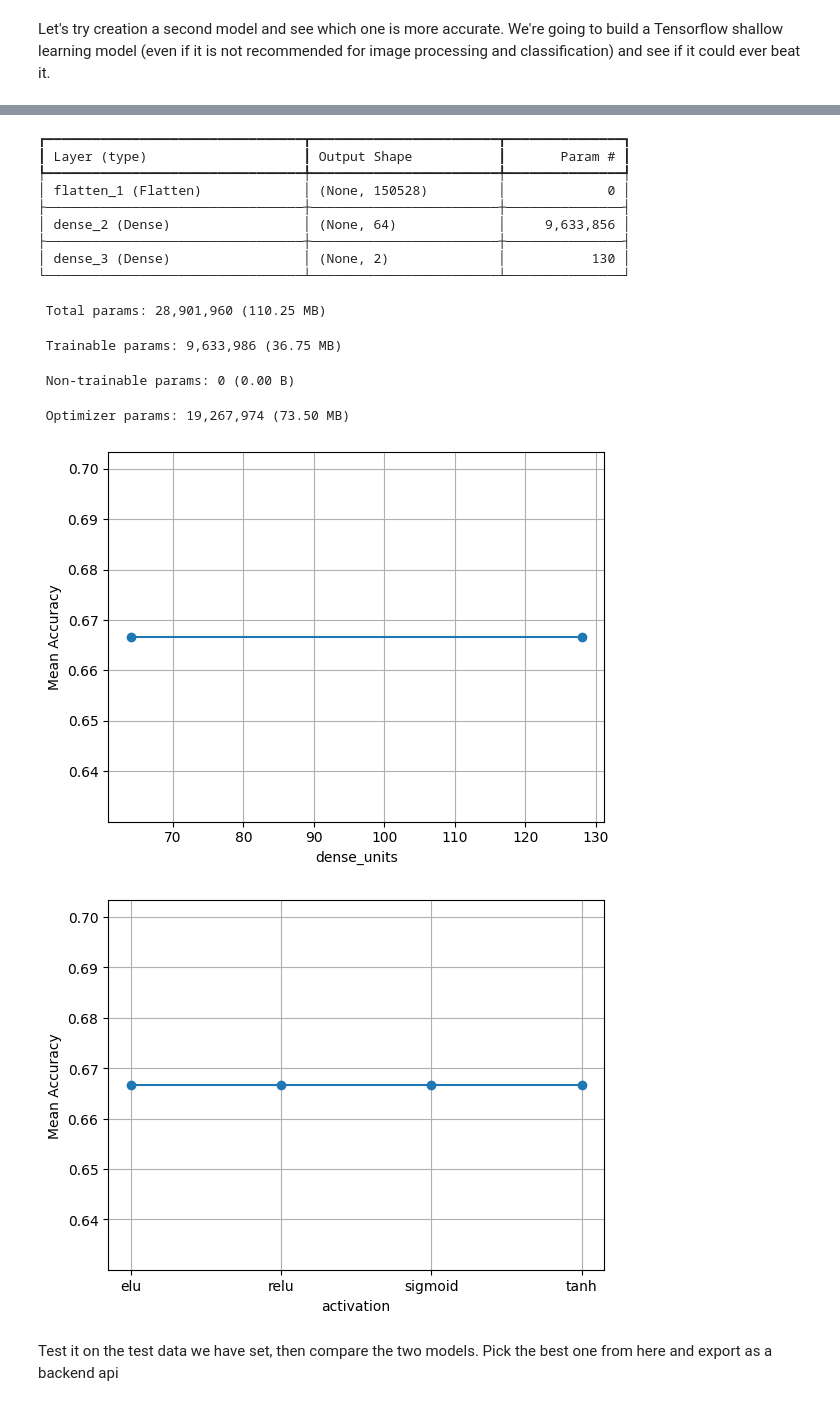
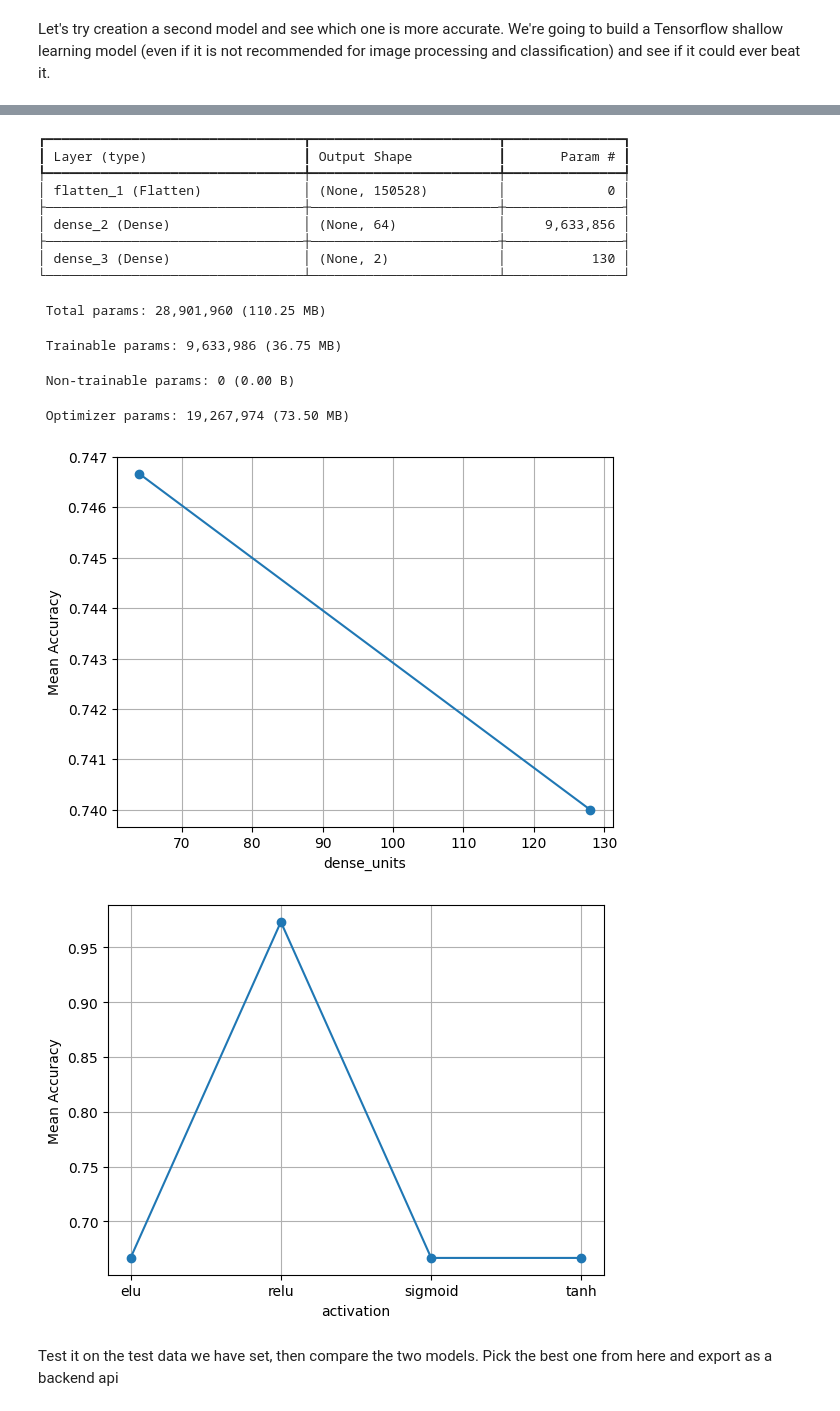
Before and after one commit to tylervo02/scalper-buddy, a Jupyter notebook: notebooks/trainModel.ipynb, the cells around one changed output, grey strips where cells are left out. Cells and saved outputs as stored; diff of their text form; code cells hidden in the pictures.

```diff
--- a/notebooks/trainModel.ipynb
+++ b/notebooks/trainModel.ipynb
@@ -188,10 +314,10 @@ def build_tensor_shallow_model(hp):
     model.compile(optimizer='adam', loss=keras.losses.SparseCategoricalCrossentropy(from_logits=True), metrics=['accuracy'])
     return model
 
-model2Tuner = kt.GridSearch(
+model2Tuner = kt.RandomSearch(
     build_tensor_shallow_model,
     objective="val_accuracy",
-    max_trials=None,
+    max_trials=50,
     directory="fakeCardTensorflowLogs",
     project_name="pokemonFakeCardClassifierShallowModel"
 )
@@ -238,19 +364,19 @@ Epoch 30/30
 Model: "sequential_1"
 ┏━━━━━━━━━━━━━━━━━━━━━━━━━━━━━━━━━┳━━━━━━━━━━━━━━━━━━━━━━━━┳━━━━━━━━━━━━━━━┓
 ┃ Layer (type)                    ┃ Output Shape           ┃       Param # ┃
 ┡━━━━━━━━━━━━━━━━━━━━━━━━━━━━━━━━━╇━━━━━━━━━━━━━━━━━━━━━━━━╇━━━━━━━━━━━━━━━┩
 │ flatten_1 (Flatten)             │ (None, 150528)         │             0 │
 ├─────────────────────────────────┼────────────────────────┼───────────────┤
 │ dense_2 (Dense)                 │ (None, 64)             │     9,633,856 │
 ├─────────────────────────────────┼────────────────────────┼───────────────┤
 │ dense_3 (Dense)                 │ (None, 2)              │           130 │
 └─────────────────────────────────┴────────────────────────┴───────────────┘
  Total params: 28,901,960 (110.25 MB)
  Trainable params: 9,633,986 (36.75 MB)
  Non-trainable params: 0 (0.00 B)
  Optimizer params: 19,267,974 (73.50 MB)
-[figure, old version]
+[figure, new version]
-[figure, old version]
+[figure, new version]
 # %% [markdown]
 Test it on the test data we have set, then compare the two models. Pick the best one from here and export as a backend api
 # %%
```
Also changed, not shown: parts of 11 cells of this notebook.
